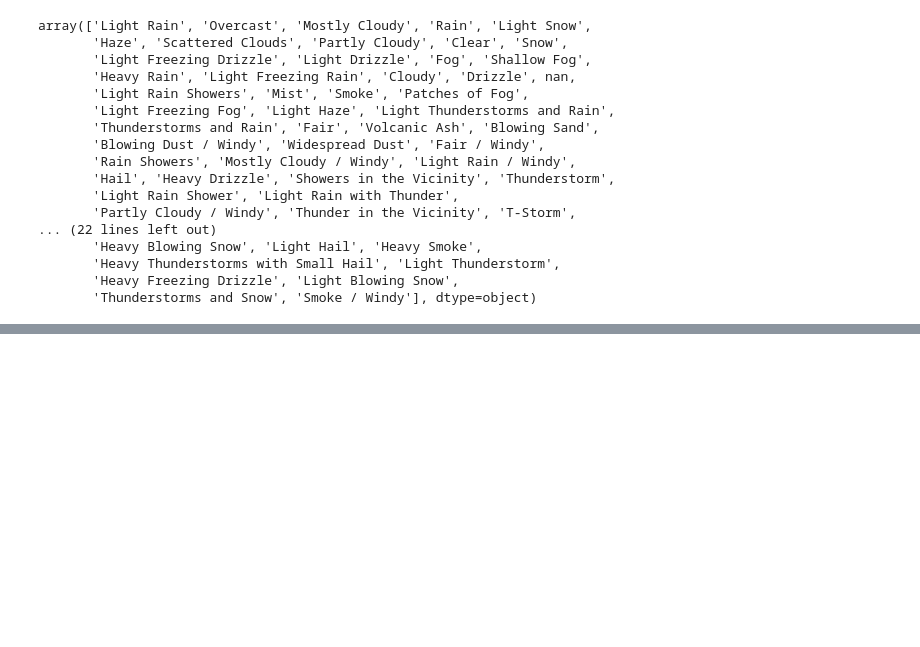
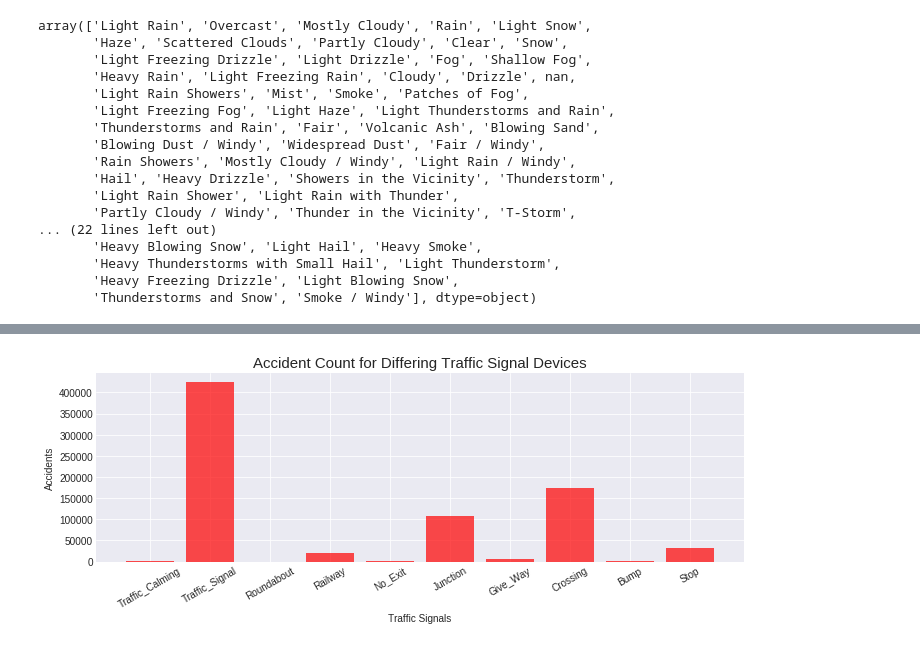
Before and after one commit to ddiaz164/Traffic_Accidents_US, a Jupyter notebook: notebooks/corr_analysis.ipynb, the cells around one changed output, grey strips where cells are left out. Saved outputs shown, nothing was run; the diff lists cells and outputs as text; code cells hidden in the pictures; blank space fills up the shorter version.

```diff
--- a/notebooks/corr_analysis.ipynb
+++ b/notebooks/corr_analysis.ipynb
@@ -112,0 +173,16 @@ not_sc_fog = sc_data[sc_data['Weather_Condition'].str.contains('fog', case=False
+# %%
+traffic = [Traffic_Calming, Traffic_Signal, Roundabout, Railway, No_Exit, Junction, Give_Way, Crossing, Bump, Stop]
+t_means = [t['Severity'].values.mean() for t in traffic]
+traffic = ['Traffic_Calming', 'Traffic_Signal', 'Roundabout', 'Railway', 'No_Exit', 'Junction', 'Give_Way', 'Crossing', 'Bump', 'Stop']
+# %%
+traffic_counts = [corr_df['ID'][corr_df[t]==True].count() for t in traffic]
+fig, ax = plt.subplots(figsize=(10,4))
+ax.bar(traffic, traffic_counts, color='r', alpha=.7)
+plt.xticks(rotation=30)
+ax.set_xlabel('Traffic Signals')
+ax.set_ylabel('Accidents')
+ax.set_title('Accident Count for Differing Traffic Signal Devices', size=15)
+plt.savefig('../images/traffic_counts.png')
+plt.tight_layout()
+# %% [output]
+[figure, added]
```
Also changed, not shown: parts of 25 cells of this notebook, 7 other files.
